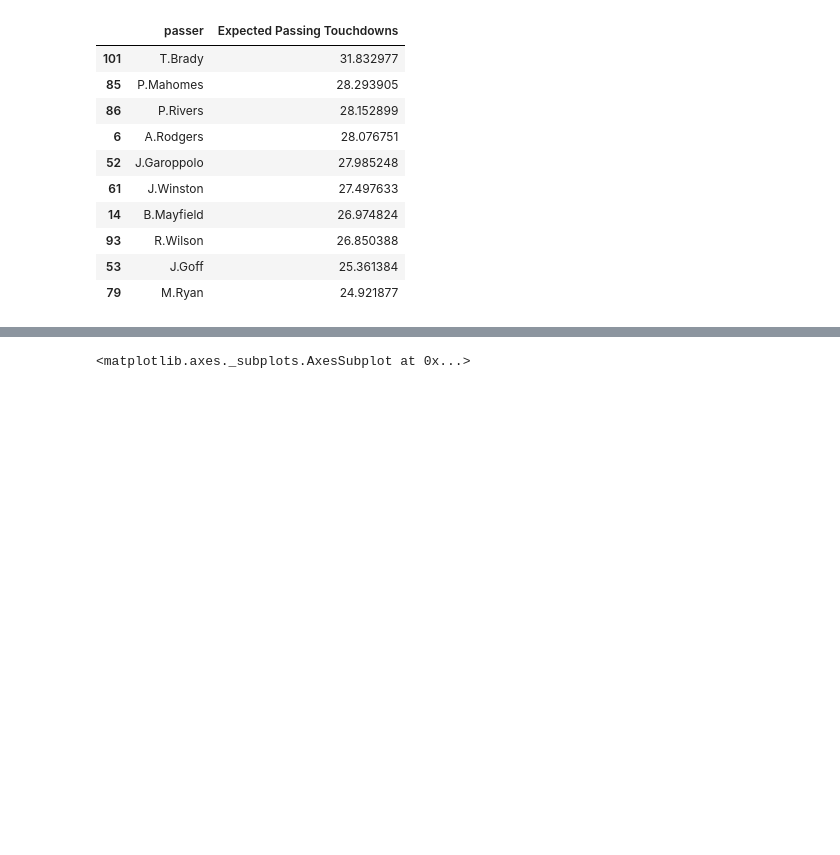
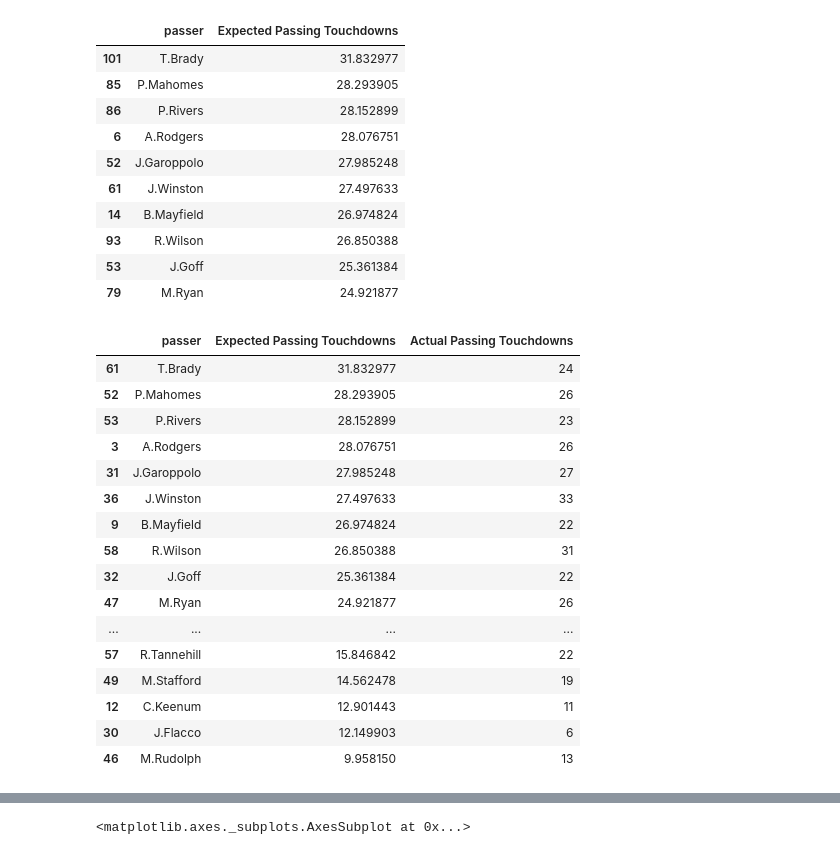
Before and after one commit to piercepatrick/Fantasy-Football-Analysis, a Jupyter notebook: Tannehilll_Analysis.ipynb, the cells around one changed output, grey strips where cells are left out. Saved outputs shown, nothing was run; the diff lists cells and outputs as text; code cells hidden in the pictures; blank space fills up the shorter version.

```diff
--- a/Tannehilll_Analysis.ipynb
+++ b/Tannehilll_Analysis.ipynb
@@ -700,3 +700,24 @@ predicted.sort_values(by='Expected Passing Touchdowns', ascending=False).head(10
 # %%
 predicted.to_csv('expectedpassingtouchdowns.csv')
 !cp expectedpassingtouchdowns.csv "/content/drive/My Drive/DS/Titans FF Analysis"
+# %%
+predicted = pd.read_csv('/content/drive/My Drive/DS/Titans FF Analysis/expectedvsactualtouchdowns.csv')
+predicted.sort_values(by='Expected Passing Touchdowns', ascending=False).head(32)
+# %% [output]
+|  | passer | Expected Passing Touchdowns | Actual Passing Touchdowns |
+| 61 | T.Brady | 31.832977 | 24 |
+| 52 | P.Mahomes | 28.293905 | 26 |
+| 53 | P.Rivers | 28.152899 | 23 |
+| 3 | A.Rodgers | 28.076751 | 26 |
+| 31 | J.Garoppolo | 27.985248 | 27 |
+| 36 | J.Winston | 27.497633 | 33 |
+| 9 | B.Mayfield | 26.974824 | 22 |
+| 58 | R.Wilson | 26.850388 | 31 |
+| 32 | J.Goff | 25.361384 | 22 |
+| 47 | M.Ryan | 24.921877 | 26 |
+| ... | ... | ... | ... |
+| 57 | R.Tannehill | 15.846842 | 22 |
+| 49 | M.Stafford | 14.562478 | 19 |
+| 12 | C.Keenum | 12.901443 | 11 |
+| 30 | J.Flacco | 12.149903 | 6 |
+| 46 | M.Rudolph | 9.958150 | 13 |
```
Also changed, not shown: parts of 4 cells of this notebook.
